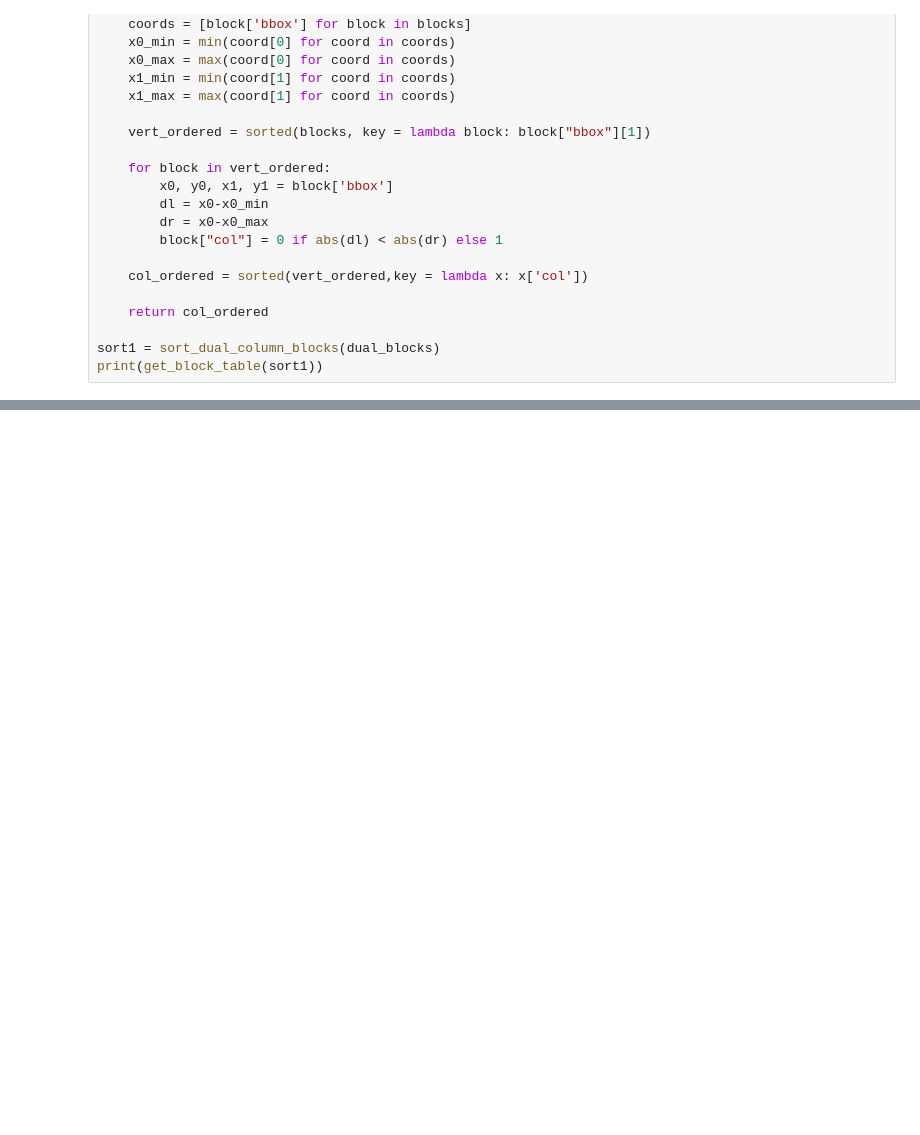
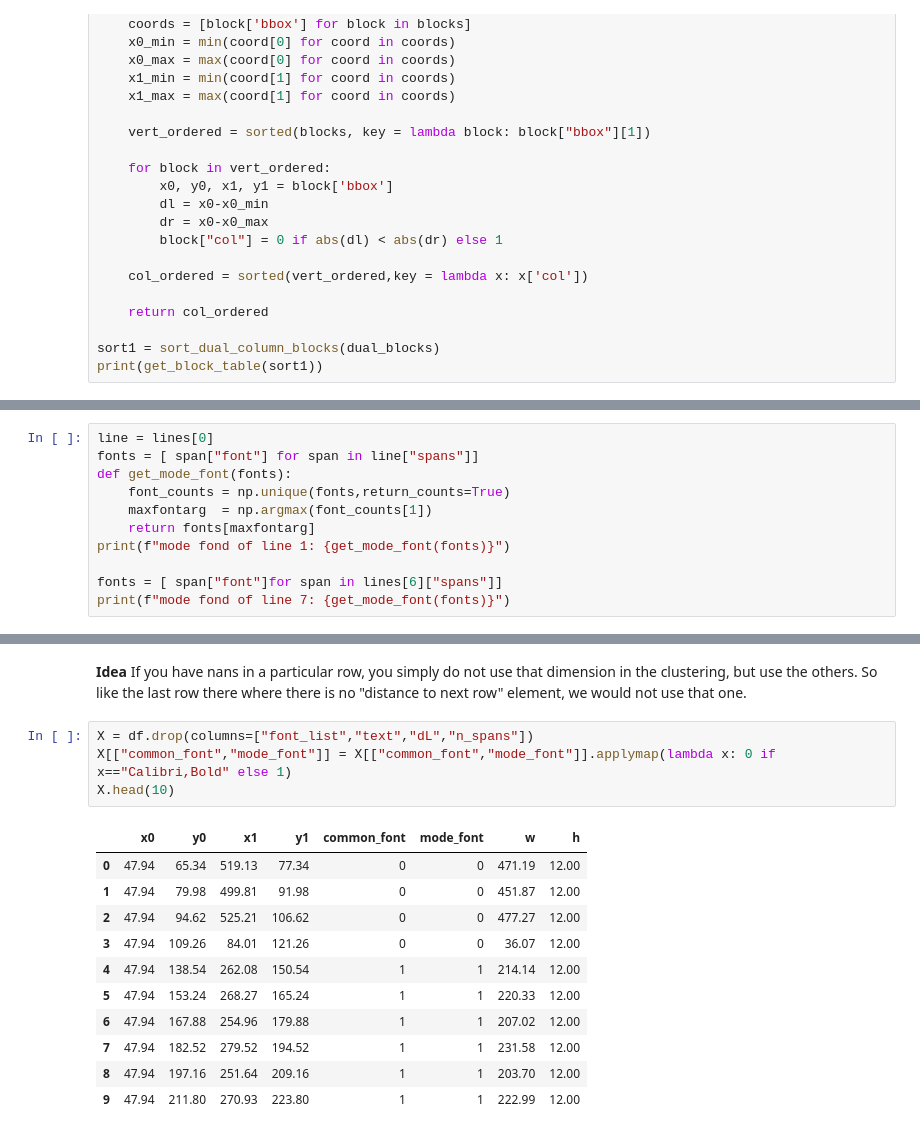
Before and after one commit to DSP-Tan/ogham-cloud, a Jupyter notebook: pdf_scraper/muPdfScrape.ipynb, the cells around one changed output, grey strips where cells are left out. Drawn from its saved outputs; the diff is of its cells as text; blank space fills up the shorter version.

```diff
--- a/pdf_scraper/muPdfScrape.ipynb
+++ b/pdf_scraper/muPdfScrape.ipynb
@@ -455,0 +574,11 @@ print(get_block_table(sort1))
+# %%
+line = lines[0]
+fonts = [ span["font"] for span in line["spans"]]
+def get_mode_font(fonts):
+    font_counts = np.unique(fonts,return_counts=True)
+    maxfontarg  = np.argmax(font_counts[1])
+    return fonts[maxfontarg]
+print(f"mode fond of line 1: {get_mode_font(fonts)}")
+
+fonts = [ span["font"]for span in lines[6]["spans"]]
+print(f"mode fond of line 7: {get_mode_font(fonts)}")
@@ -455,0 +699,19 @@ print(get_block_table(sort1))
+# %% [markdown]
+**Idea** If you have nans in a particular row, you simply do not use that dimension in the clustering, but use the others. So like the last row there where there is no
+"distance to next row" element, we would not use that one.
+# %%
+X = df.drop(columns=["font_list","text","dL","n_spans"])
+X[["common_font","mode_font"]] = X[["common_font","mode_font"]].applymap(lambda x: 0 if x=="Calibri,Bold" else 1)
+X.head(10)
+# %% [output]
+|  | x0 | y0 | x1 | y1 | common_font | mode_font | w | h |
+| 0 | 47.94 | 65.34 | 519.13 | 77.34 | 0 | 0 | 471.19 | 12.00 |
+| 1 | 47.94 | 79.98 | 499.81 | 91.98 | 0 | 0 | 451.87 | 12.00 |
+| 2 | 47.94 | 94.62 | 525.21 | 106.62 | 0 | 0 | 477.27 | 12.00 |
+| 3 | 47.94 | 109.26 | 84.01 | 121.26 | 0 | 0 | 36.07 | 12.00 |
+| 4 | 47.94 | 138.54 | 262.08 | 150.54 | 1 | 1 | 214.14 | 12.00 |
+| 5 | 47.94 | 153.24 | 268.27 | 165.24 | 1 | 1 | 220.33 | 12.00 |
+| 6 | 47.94 | 167.88 | 254.96 | 179.88 | 1 | 1 | 207.02 | 12.00 |
+| 7 | 47.94 | 182.52 | 279.52 | 194.52 | 1 | 1 | 231.58 | 12.00 |
+| 8 | 47.94 | 197.16 | 251.64 | 209.16 | 1 | 1 | 203.70 | 12.00 |
+| 9 | 47.94 | 211.80 | 270.93 | 223.80 | 1 | 1 | 222.99 | 12.00 |
```
Also changed, not shown: parts of 38 cells of this notebook.
